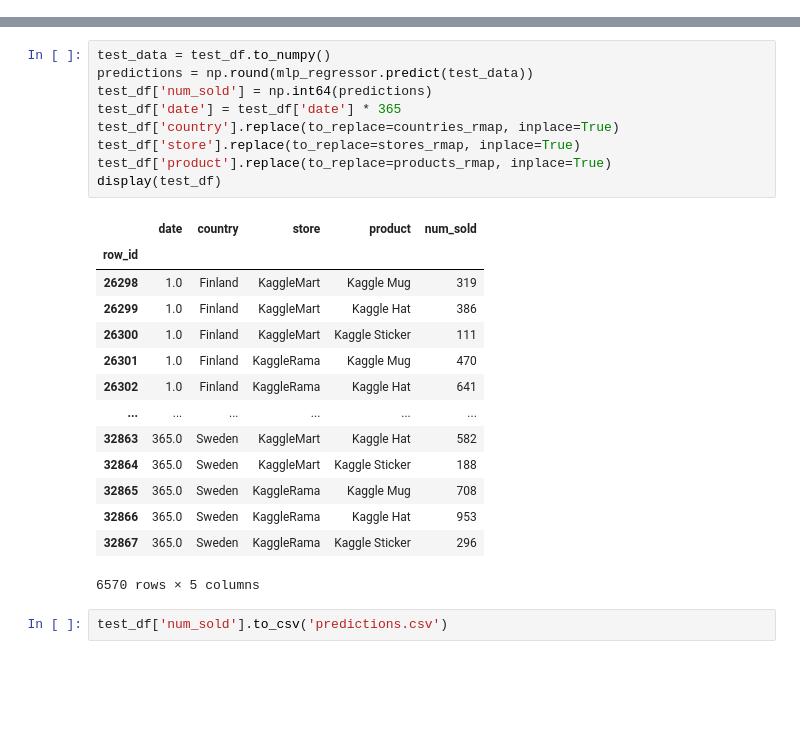
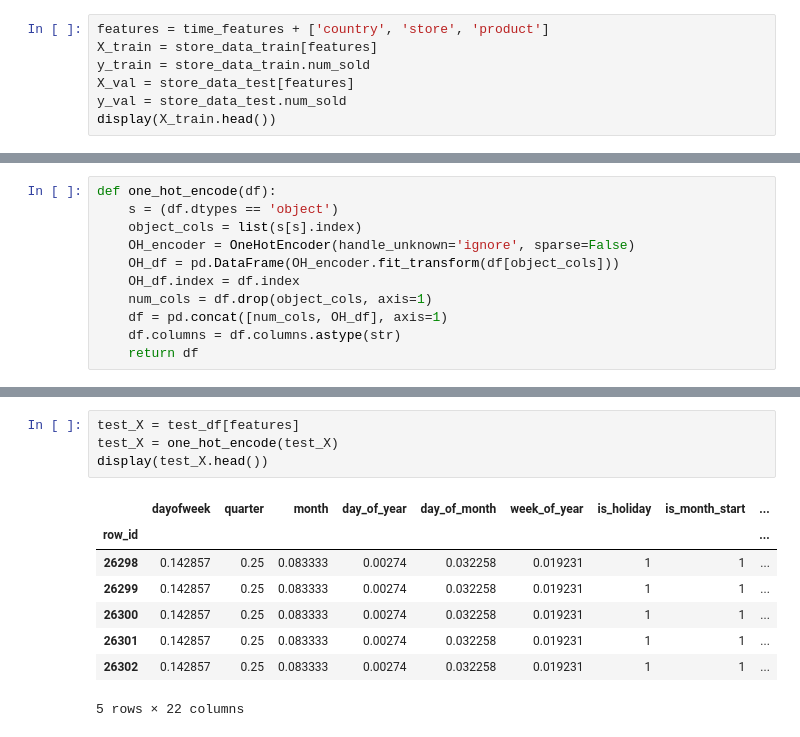
Before and after one commit to robinonsay/tabular-playground-series-jan-2022, a Jupyter notebook: mlp_regressor.ipynb, the cells around one changed output, grey strips where cells are left out. Saved outputs shown, nothing was run; the diff lists cells and outputs as text; blank space fills up the shorter version.

```diff
--- a/mlp_regressor.ipynb
+++ b/mlp_regressor.ipynb
@@ -69,0 +86,7 @@ display(training_df)
+# %%
+features = time_features + ['country', 'store', 'product']
+X_train = store_data_train[features]
+y_train = store_data_train.num_sold
+X_val = store_data_test[features]
+y_val = store_data_test.num_sold
+display(X_train.head())
@@ -69,0 +101,11 @@ display(training_df)
+# %%
+def one_hot_encode(df):
+    s = (df.dtypes == 'object')
+    object_cols = list(s[s].index)
+    OH_encoder = OneHotEncoder(handle_unknown='ignore', sparse=False)
+    OH_df = pd.DataFrame(OH_encoder.fit_transform(df[object_cols]))
+    OH_df.index = df.index
+    num_cols = df.drop(object_cols, axis=1)
+    df = pd.concat([num_cols, OH_df], axis=1)
+    df.columns = df.columns.astype(str)
+    return df
@@ -122,26 +175,13 @@ display(test_df)
-# %%
-test_data = test_df.to_numpy()
-predictions = np.round(mlp_regressor.predict(test_data))
-test_df['num_sold'] = np.int64(predictions)
-test_df['date'] = test_df['date'] * 365
-test_df['country'].replace(to_replace=countries_rmap, inplace=True)
-test_df['store'].replace(to_replace=stores_rmap, inplace=True)
-test_df['product'].replace(to_replace=products_rmap, inplace=True)
-display(test_df)
-# %% [output]
-|  | date | country | store | product | num_sold |
-| row_id |  |  |  |  |  |
-| 26298 | 1.0 | Finland | KaggleMart | Kaggle Mug | 319 |
-| 26299 | 1.0 | Finland | KaggleMart | Kaggle Hat | 386 |
-| 26300 | 1.0 | Finland | KaggleMart | Kaggle Sticker | 111 |
-| 26301 | 1.0 | Finland | KaggleRama | Kaggle Mug | 470 |
-| 26302 | 1.0 | Finland | KaggleRama | Kaggle Hat | 641 |
-| ... | ... | ... | ... | ... | ... |
-| 32863 | 365.0 | Sweden | KaggleMart | Kaggle Hat | 582 |
-| 32864 | 365.0 | Sweden | KaggleMart | Kaggle Sticker | 188 |
-| 32865 | 365.0 | Sweden | KaggleRama | Kaggle Mug | 708 |
-| 32866 | 365.0 | Sweden | KaggleRama | Kaggle Hat | 953 |
-| 32867 | 365.0 | Sweden | KaggleRama | Kaggle Sticker | 296 |
-6570 rows × 5 columns
-# %%
-test_df['num_sold'].to_csv('predictions.csv')
+# %%
+test_X = test_df[features]
+test_X = one_hot_encode(test_X)
+display(test_X.head())
+# %% [output]
+|  | dayofweek | quarter | month | day_of_year | day_of_month | week_of_year | is_holiday | is_month_start | ... |
+| row_id |  |  |  |  |  |  |  |  | ... |
+| 26298 | 0.142857 | 0.25 | 0.083333 | 0.00274 | 0.032258 | 0.019231 | 1 | 1 | ... |
+| 26299 | 0.142857 | 0.25 | 0.083333 | 0.00274 | 0.032258 | 0.019231 | 1 | 1 | ... |
+| 26300 | 0.142857 | 0.25 | 0.083333 | 0.00274 | 0.032258 | 0.019231 | 1 | 1 | ... |
+| 26301 | 0.142857 | 0.25 | 0.083333 | 0.00274 | 0.032258 | 0.019231 | 1 | 1 | ... |
+| 26302 | 0.142857 | 0.25 | 0.083333 | 0.00274 | 0.032258 | 0.019231 | 1 | 1 | ... |
+5 rows × 22 columns
```
Also changed, not shown: parts of 25 cells of this notebook, 1 other file.
